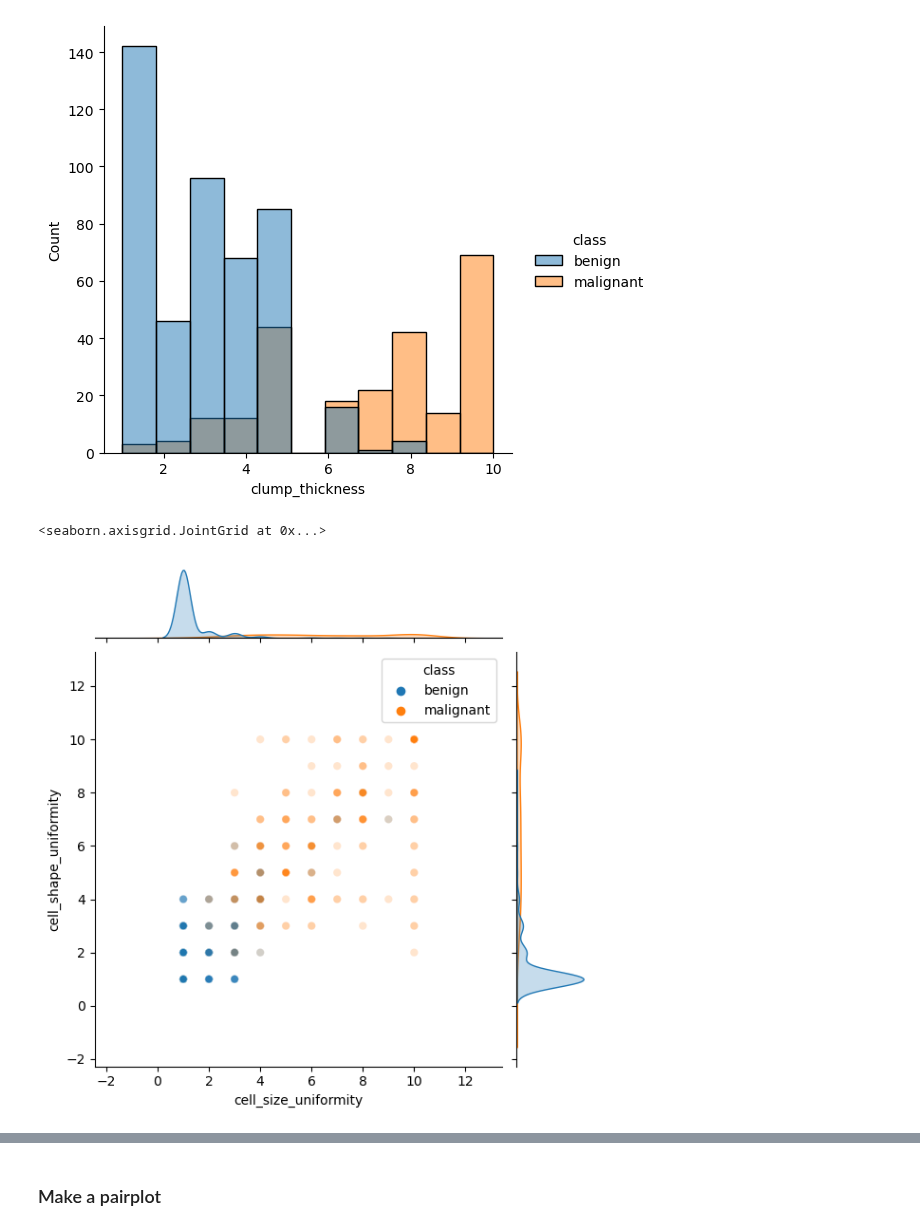
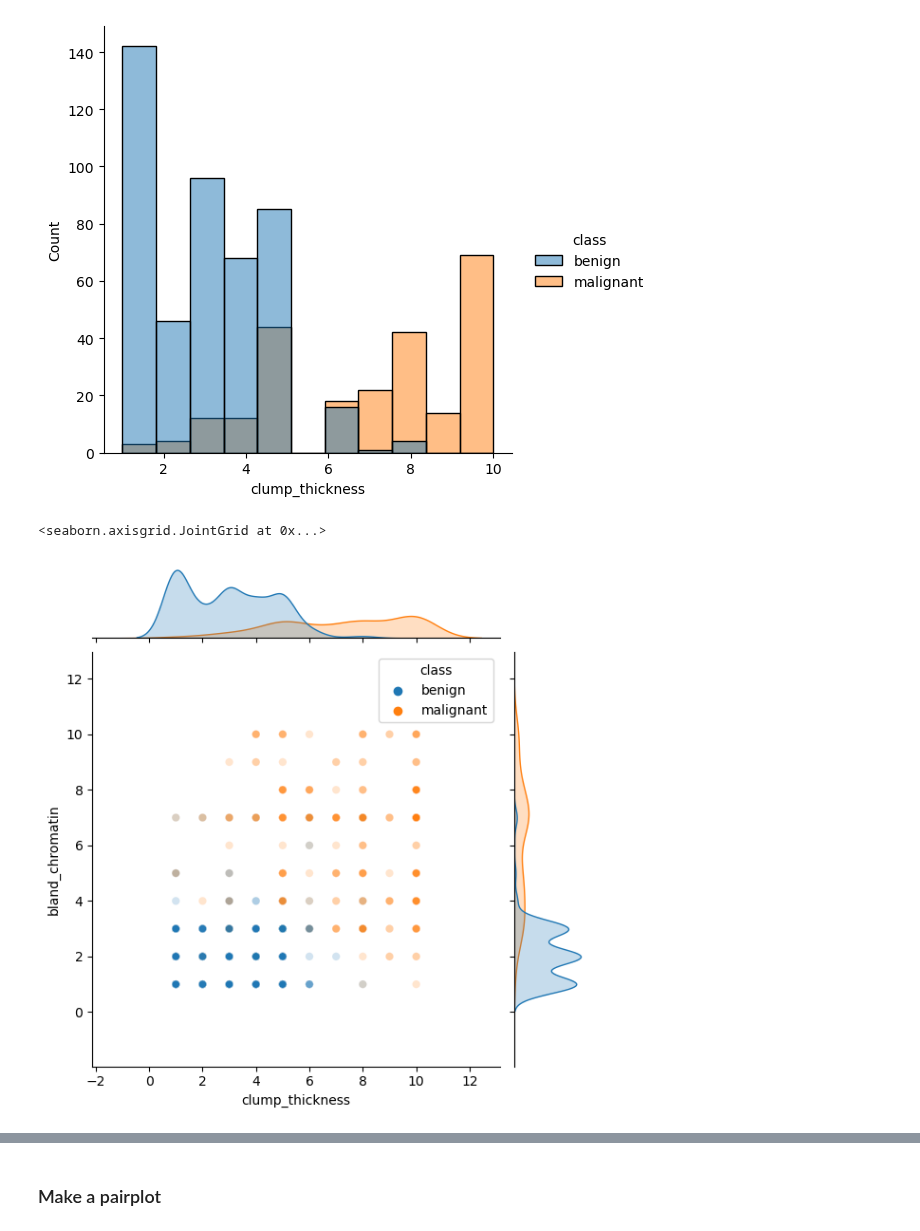
Before and after one commit to psychdatascience/FDS-CourseTwo, a Jupyter notebook: tu14_DataWranglingII.ipynb, the cells around one changed output, grey strips where cells are left out. Cells and saved outputs as stored; diff of their text form; code cells hidden in the pictures.

```diff
--- a/tu14_DataWranglingII.ipynb
+++ b/tu14_DataWranglingII.ipynb
@@ -360,11 +432,11 @@ sns.displot(bcd, x = 'clump_thickness', hue = 'class')
 <seaborn.axisgrid.FacetGrid at 0x...>
 [figure]
 # %%
-sns.jointplot(data=bcd,
-              x='cell_size_uniformity',
-              y='cell_shape_uniformity',
+sns.jointplot(data=bcd2,
+              x='clump_thickness',
+              y='bland_chromatin',
               hue = 'class',
               alpha = 0.2)
 # %% [output]
 <seaborn.axisgrid.JointGrid at 0x...>
-[figure, old version]
+[figure, new version]
```
Also changed, not shown: parts of 67 cells of this notebook.
